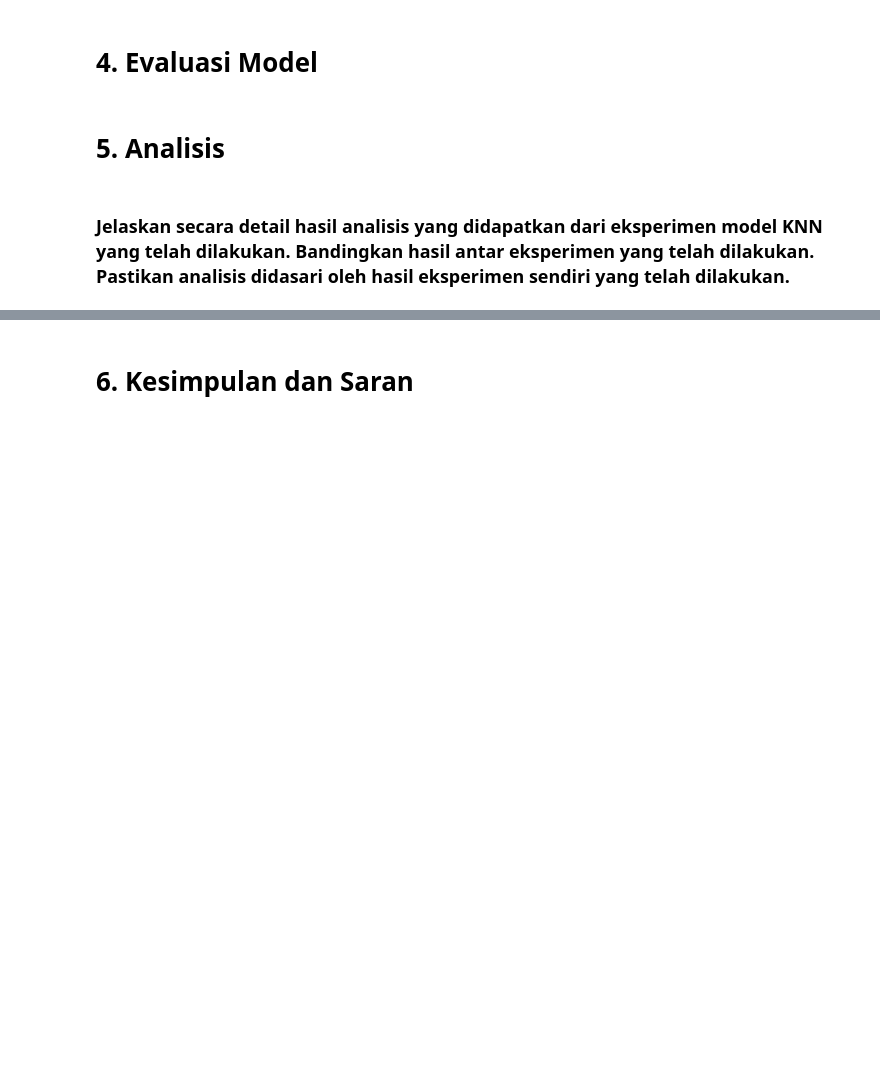
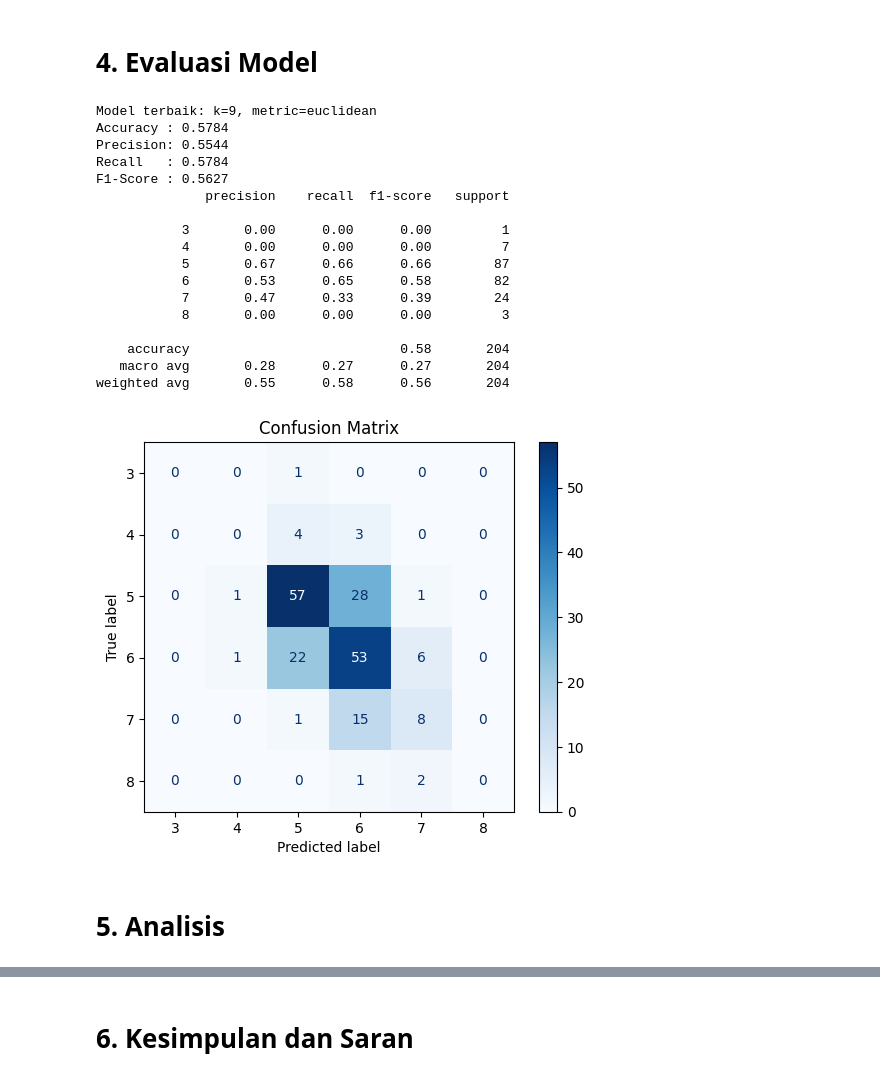
Before and after one commit to SulaimanFaiz/machinelearning-rka25, a Jupyter notebook: tugas1/1_KNN_5054251048.ipynb, the cells around one changed output, grey strips where cells are left out. Cells and saved outputs as stored; diff of their text form; code cells hidden in the pictures; blank space fills up the shorter version.

```diff
--- a/tugas1/1_KNN_5054251048.ipynb
+++ b/tugas1/1_KNN_5054251048.ipynb
@@ -60,6 +129,8 @@ data.describe()
 # %%
 # Scaling data (jika diperlukan), misalnya menggunakan StandardScaler atau MinMaxScaler. (Bisa dilakukan eksperimen dengan dan tanpa scaling untuk melihat perbedaan performa model)
 # Perhatikan data leakage saat melakukan scaling. Scaling harus dilakukan setelah membagi data menjadi train dan test set.
+# -> scaler baru di-fit pada cell split (setelah train_test_split) agar tidak terjadi data leakage
+scaler = StandardScaler()
 # %% [markdown]
 # 3. Eksperimen Model KNN
 # %%
@@ -67,3 +138,25 @@ data.describe()
 # Gunakan fungsi train_test_split dari sklearn.model_selection untuk membagi data menjadi train dan test set. Pastikan untuk memisahkan fitur (X) dan label (y) sebelum melakukan split.
 # Gunakan stratify=y agar distribusi label pada train dan test set tetap sama dengan distribusi label pada dataset asli.
 # Train model KNN menggunakan train set. Gunakan fungsi KNeighborsClassifier dari sklearn.neighbors untuk membuat model KNN. Lakukan eksperimen dengan berbagai nilai k (misal k=1, 3, 5, 7, 9) dan catat performa model pada train set dan test set.
+X = data.drop(columns=['quality'])
+y = data['quality']
+
+X_train, X_test, y_train, y_test = train_test_split(X, y, test_size=0.2, random_state=42, stratify=y)
+
+X_train_scaled = scaler.fit_transform(X_train)
+X_test_scaled = scaler.transform(X_test)
+
+results = []
+for k in [1, 3, 5, 7, 9]:
+    for metric in ['euclidean', 'manhattan']:
+        knn = KNeighborsClassifier(n_neighbors=k, metric=metric)
+        knn.fit(X_train_scaled, y_train)
+        results.append({
+            'k': k,
+            'metric': metric,
+            'train_acc': knn.score(X_train_scaled, y_train),
+            'test_acc': knn.score(X_test_scaled, y_test)
+        })
+
+results_df = pd.DataFrame(results)
+results_df
@@ -74,4 +177,41 @@ data.describe()
+# %%
+# Tampilkan evaluasi model KNN dengan metriks evaluasi yang sesuai dengan tipe masalah klasifikasi
+best = results_df.loc[results_df['test_acc'].idxmax()]
+best_k, best_metric = int(best['k']), best['metric']
+print(f'Model terbaik: k={best_k}, metric={best_metric}')
+
+knn_best = KNeighborsClassifier(n_neighbors=best_k, metric=best_metric)
+knn_best.fit(X_train_scaled, y_train)
+y_pred = knn_best.predict(X_test_scaled)
+
+print(f"Accuracy : {accuracy_score(y_test, y_pred):.4f}")
+print(f"Precision: {precision_score(y_test, y_pred, average='weighted', zero_division=0):.4f}")
+print(f"Recall   : {recall_score(y_test, y_pred, average='weighted', zero_division=0):.4f}")
+print(f"F1-Score : {f1_score(y_test, y_pred, average='weighted', zero_division=0):.4f}")
+print(classification_report(y_test, y_pred, zero_division=0))
+
+cm = confusion_matrix(y_test, y_pred, labels=sorted(y.unique()))
+ConfusionMatrixDisplay(cm, display_labels=sorted(y.unique())).plot(cmap='Blues')
+plt.title('Confusion Matrix')
+plt.show()
+# %% [output]
+Model terbaik: k=9, metric=euclidean
+Accuracy : 0.5784
+Precision: 0.5544
+Recall   : 0.5784
+F1-Score : 0.5627
+              precision    recall  f1-score   support
+
+           3       0.00      0.00      0.00         1
+           4       0.00      0.00      0.00         7
+           5       0.67      0.66      0.66        87
+           6       0.53      0.65      0.58        82
+           7       0.47      0.33      0.39        24
+           8       0.00      0.00      0.00         3
+
+    accuracy                           0.58       204
+   macro avg       0.28      0.27      0.27       204
+weighted avg       0.55      0.58      0.56       204
+[figure, added]
 # %% [markdown]
 # 5. Analisis
-# %% [markdown]
-### Jelaskan secara detail hasil analisis yang didapatkan dari eksperimen model KNN yang telah dilakukan. Bandingkan hasil antar eksperimen yang telah dilakukan. Pastikan analisis didasari oleh hasil eksperimen sendiri yang telah dilakukan.
```
Also changed, not shown: parts of 13 cells of this notebook.
